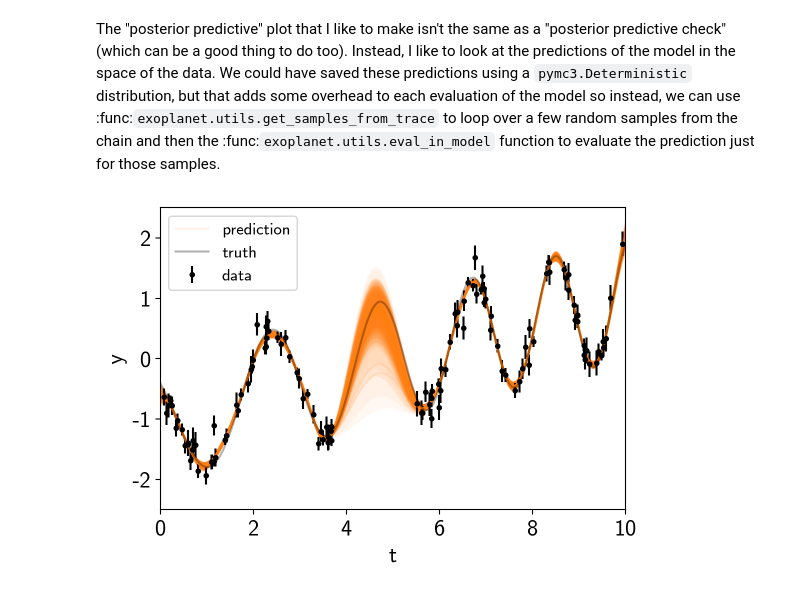
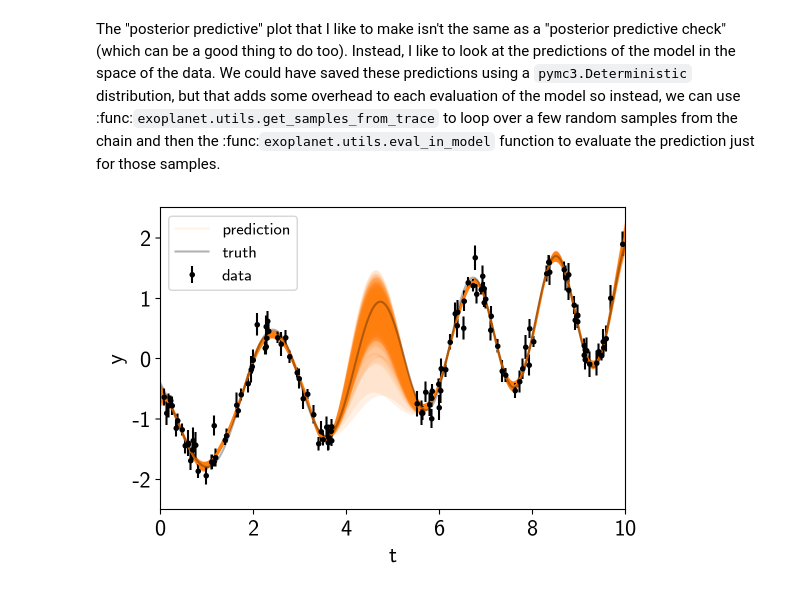
Before and after one commit to exoplanet-dev/exoplanet, a Jupyter notebook: docs/_static/notebooks/gp.ipynb, the cells around one changed output. Saved outputs shown, nothing was run; the diff lists cells and outputs as text; code cells hidden in the pictures.

```diff
--- a/docs/_static/notebooks/gp.ipynb
+++ b/docs/_static/notebooks/gp.ipynb
@@ -170,30 +170,30 @@ We could have saved these predictions using a `pymc3.Deterministic` distribution
 # %%
 from exoplanet.utils import get_samples_from_trace
 
 # Generate 50 realizations of the prediction sampling randomly from the chain
 N_pred = 50
 pred_mu = np.empty((N_pred, len(true_t)))
 pred_var = np.empty((N_pred, len(true_t)))
 with model:
     pred = gp.predict(true_t, return_var=True)
     for i, sample in enumerate(get_samples_from_trace(trace, size=N_pred)):
         pred_mu[i], pred_var[i] = eval_in_model(pred, sample)
 
 # Plot the predictions
 for i in range(len(pred_mu)):
     mu = pred_mu[i]
     sd = np.sqrt(pred_var[i])
     label = None if i else "prediction"
-    art = plt.fill_between(true_t, mu+sd, mu-sd, color="C1", alpha=0.05)
+    art = plt.fill_between(true_t, mu+sd, mu-sd, color="C1", alpha=0.1)
     art.set_edgecolor("none")
     plt.plot(true_t, mu, color="C1", label=label, alpha=0.1)
 
 plt.errorbar(t, y, yerr=yerr, fmt=".k", capsize=0, label="data")
 plt.plot(true_t, true_y, "k", lw=1.5, alpha=0.3, label="truth")
 plt.legend(fontsize=12)
 plt.xlabel("t")
 plt.ylabel("y")
 plt.xlim(0, 10)
 plt.ylim(-2.5, 2.5);
 # %% [output]
-[figure, old version]
+[figure, new version]
```
Also changed, not shown: 2 other files.
